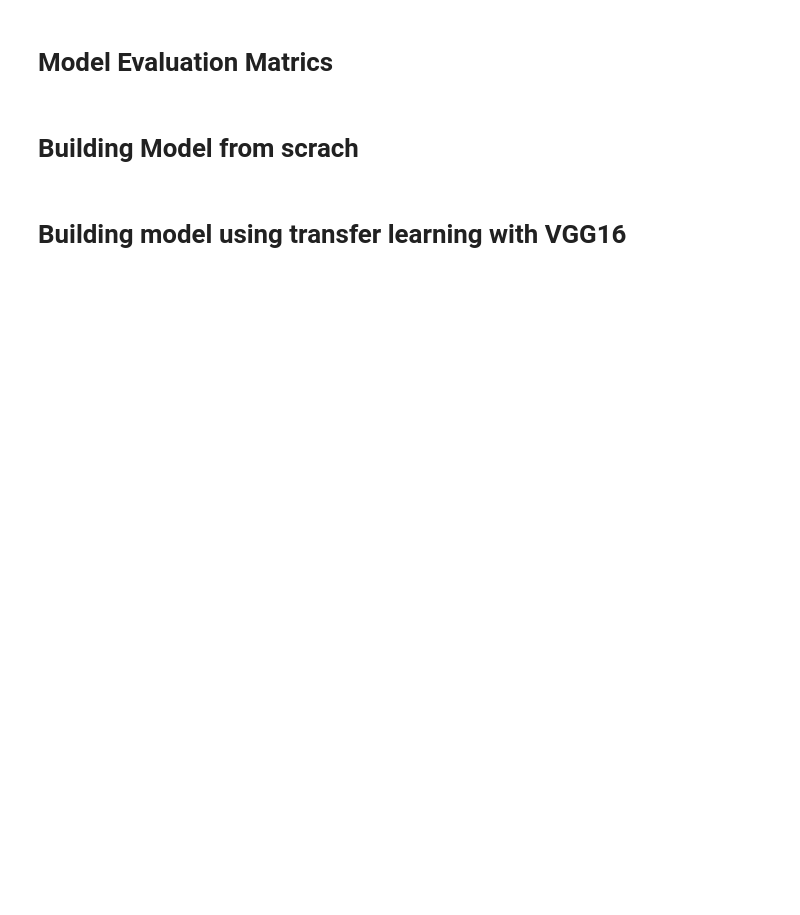
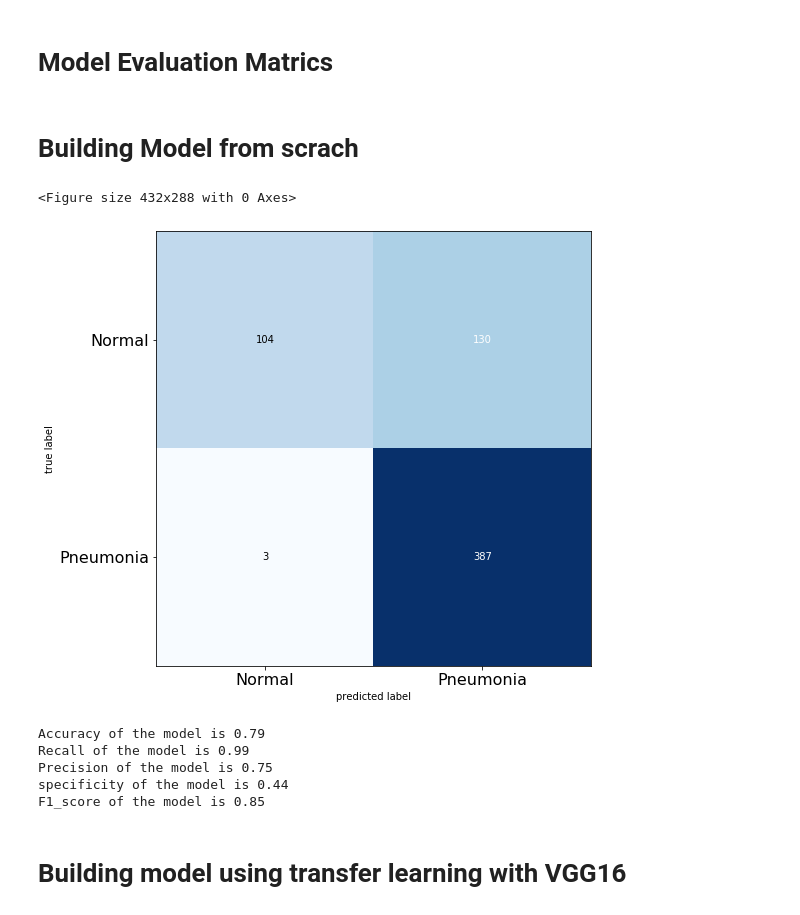
Before and after one commit to myschl/ML-DL, a Jupyter notebook: PneumoNet_Best.ipynb, the cells around one changed output. Cells and saved outputs as stored; diff of their text form; code cells hidden in the pictures; blank space fills up the shorter version.

```diff
--- a/PneumoNet_Best.ipynb
+++ b/PneumoNet_Best.ipynb
@@ -507,14 +612,17 @@ def plot_Model_Accuracy(History):
 # %%
 def get_Model_prediction(model, test_data, test_labels):
 
-  # Evaluation on test dataset
-  test_loss, test_score = model.evaluate(test_data, test_labels, batch_size=16)
-  print("Loss on test set: ", test_loss)
-  print("Accuracy on test set: ", test_score)
+  # # Evaluation on test dataset
+  # test_loss, test_score = model.evaluate(test_data, test_labels, batch_size=32)
+  # print("Loss on test set: ", test_loss)
+  # print("Accuracy on test set: ", test_score)
 
-  preds = model.predict(test_data, batch_size=16)
+  preds = model.predict(test_data, batch_size=32)
   preds = np.argmax(preds, axis=-1)
 
   orig_test_labels = np.argmax(test_labels, axis=-1)
 
+  print(orig_test_labels)
+  print(preds)
+
   return preds, orig_test_labels
@@ -521,3 +631,14 @@ def get_Model_prediction(model, test_data, test_labels):
+# %%
+def get_model_evaluation_generator(model, test_dir):
+  test_datagen = ImageDataGenerator(rescale=1./255)
+  test_generator = test_datagen.flow_from_directory(
+                        test_dir,
+                        target_size=(224, 224),
+                        batch_size=20,
+                        class_mode='binary')
+  test_loss, test_acc = model.evaluate_generator(test_generator, steps=50)
+  print('test acc:', test_acc)
+  print('test_loss:', test_loss)
 # %% [markdown]
 # **Model Evaluation Matrics**
 # %%
@@ -532,52 +653,71 @@ def get_Evaluation_matrics(preds, orig_test_labels):
 
   # Calculate Precision and Recall
   tn, fp, fn, tp = cm.ravel()
-
+  Accuracy = (tp+tn)/(tp+tn+fp+fn)
   precision = tp/(tp+fp)
   recall = tp/(tp+fn)
+  specificity = tn/(tn+fp)
+  F1_score = 2*tp/(2*tp+fp+fn)
 
+  print("Accuracy of the model is {:.2f}".format(Accuracy))
   print("Recall of the model is {:.2f}".format(recall))
   print("Precision of the model is {:.2f}".format(precision))
+  print("specificity of the model is {:.2f}".format(specificity))
+  print("F1_score of the model is {:.2f}".format(F1_score))
 # %%
 # getting the training, validation and test data directory
 train_dir = '/content/chest_xray/train'
 validation_dir = '/content/chest_xray/val'
+test_dir = '/content/chest_xray/test'
 
-# test_dir = '/content/chest_xray/test'
 # test_data, test_label = get_test_data()
 # %% [markdown]
 # **Building Model from scrach**
 # %%
 # getting the model created from scrach
 NeumoNet1 = get_model()
 
 # getting the model created from scrach summary
 NeumoNet1.summary()
 
 # ploting the NeumoNet1 architecture
 # from keras.utils import plot_model
 # plot_model(NeumoNet1, to_file='pneumo.png', show_shapes=True)
 
 # training and getting the model with out Data Augmentation created from scrach history
-model_history = train_model(NeumoNet1, train_data, train_labels, valid_data, valid_labels)
+model_history = train_model(NeumoNet1, train_data, train_labels, valid_data, valid_labels)  # bug to be fix next
 
 # training and getting the model with data Augmentation created from scrach history
 model_history = train_model_Data_Aug(NeumoNet1, train_dir, validation_dir)
+
+#visualizing the model Activation
+get_intermediate_Activation(NeumoNet1, '/content/chest_xray/test/PNEUMONIA/person100_bacteria_475.jpeg')
 
 # plotting the model accuracy
 plot_Model_Accuracy(model_history)
 
 # plotting the model loos
 plot_Model_loss(model_history)
 
 # getting the model prediction in test data
 NeumoNet1_pred, orig_test_labels = get_Model_prediction(NeumoNet1, test_data, test_labels)
 
 # printing the prediction
 print(NeumoNet1_pred)
 
 # getting the evaluation matrics
 get_Evaluation_matrics(NeumoNet1_pred, orig_test_labels)
+
+# Evaluating the model with test data
+get_model_evaluation_generator(NeumoNet1, test_dir)
+# %% [output]
+<Figure size 432x288 with 0 Axes>
+[figure, added]
+Accuracy of the model is 0.79
+Recall of the model is 0.99
+Precision of the model is 0.75
+specificity of the model is 0.44
+F1_score of the model is 0.85
 # %% [markdown]
 # **Building model using transfer learning with VGG16**
 # %%
```
Also changed, not shown: parts of 18 cells of this notebook.
